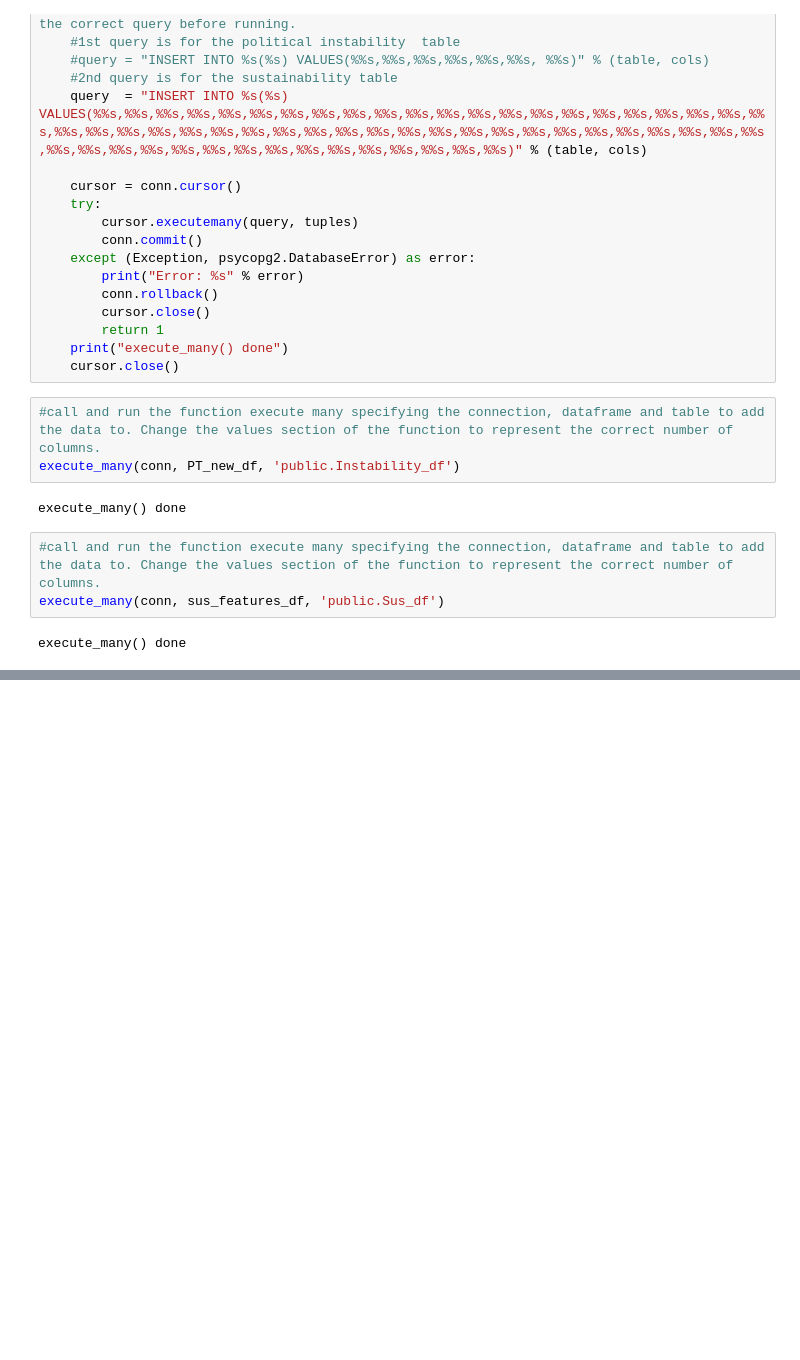
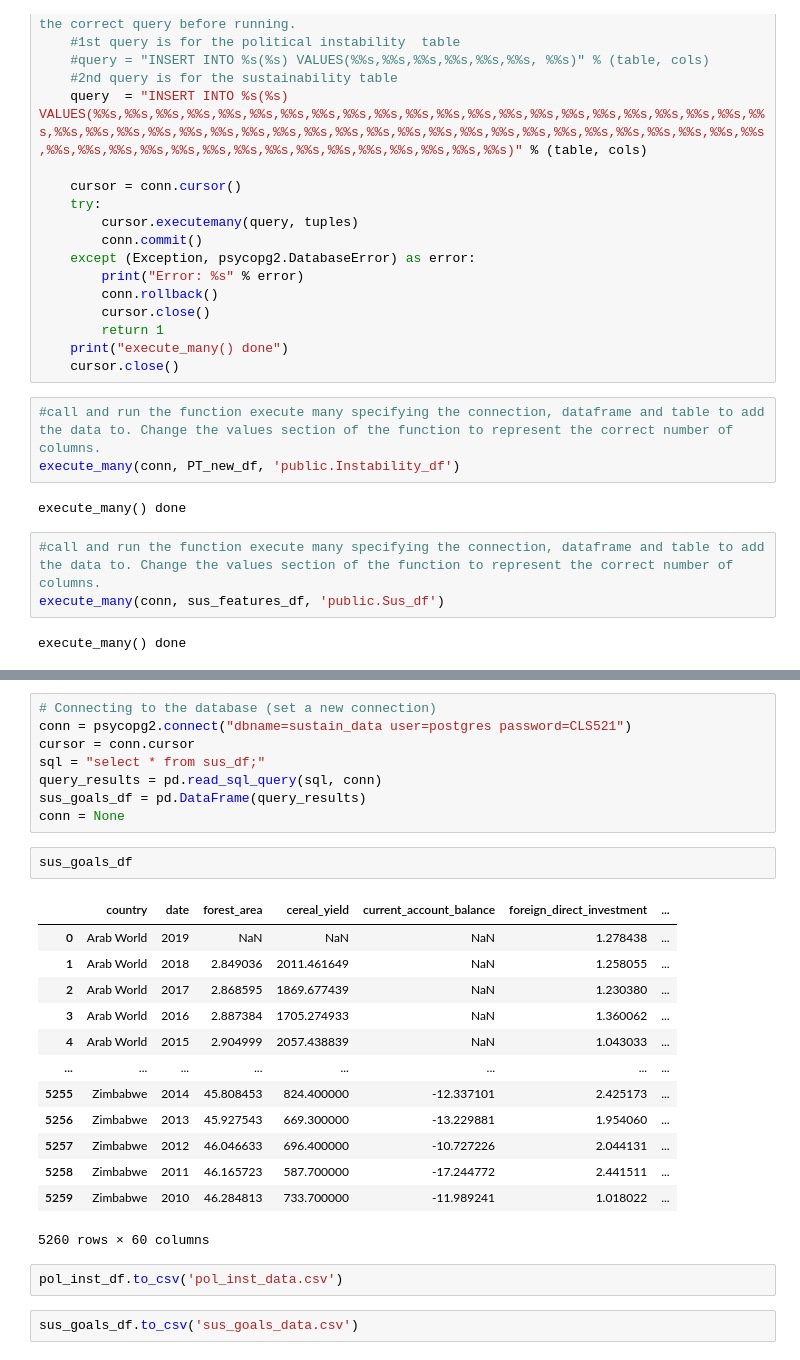
Before and after one commit to nmckinne/SustainabilityProject, a Jupyter notebook: Sustainability_Project_ETL.ipynb, the cells around one changed output, grey strips where cells are left out. Drawn from its saved outputs; the diff is of its cells as text; blank space fills up the shorter version.

```diff
--- a/Sustainability_Project_ETL.ipynb
+++ b/Sustainability_Project_ETL.ipynb
@@ -558,0 +590,28 @@ execute_many() done
+# %%
+# Connecting to the database (set a new connection)
+conn = psycopg2.connect("dbname=sustain_data user=postgres password=CLS521")
+cursor = conn.cursor
+sql = "select * from sus_df;"
+query_results = pd.read_sql_query(sql, conn)
+sus_goals_df = pd.DataFrame(query_results)
+conn = None
+# %%
+sus_goals_df
+# %% [output]
+|  | country | date | forest_area | cereal_yield | current_account_balance | foreign_direct_investment | ... |
+| 0 | Arab World | 2019 | NaN | NaN | NaN | 1.278438 | ... |
+| 1 | Arab World | 2018 | 2.849036 | 2011.461649 | NaN | 1.258055 | ... |
+| 2 | Arab World | 2017 | 2.868595 | 1869.677439 | NaN | 1.230380 | ... |
+| 3 | Arab World | 2016 | 2.887384 | 1705.274933 | NaN | 1.360062 | ... |
+| 4 | Arab World | 2015 | 2.904999 | 2057.438839 | NaN | 1.043033 | ... |
+| ... | ... | ... | ... | ... | ... | ... | ... |
+| 5255 | Zimbabwe | 2014 | 45.808453 | 824.400000 | -12.337101 | 2.425173 | ... |
+| 5256 | Zimbabwe | 2013 | 45.927543 | 669.300000 | -13.229881 | 1.954060 | ... |
+| 5257 | Zimbabwe | 2012 | 46.046633 | 696.400000 | -10.727226 | 2.044131 | ... |
+| 5258 | Zimbabwe | 2011 | 46.165723 | 587.700000 | -17.244772 | 2.441511 | ... |
+| 5259 | Zimbabwe | 2010 | 46.284813 | 733.700000 | -11.989241 | 1.018022 | ... |
+5260 rows × 60 columns
+# %%
+pol_inst_df.to_csv('pol_inst_data.csv')
+# %%
+sus_goals_df.to_csv('sus_goals_data.csv')
```
Also changed, not shown: parts of 5 cells of this notebook.
